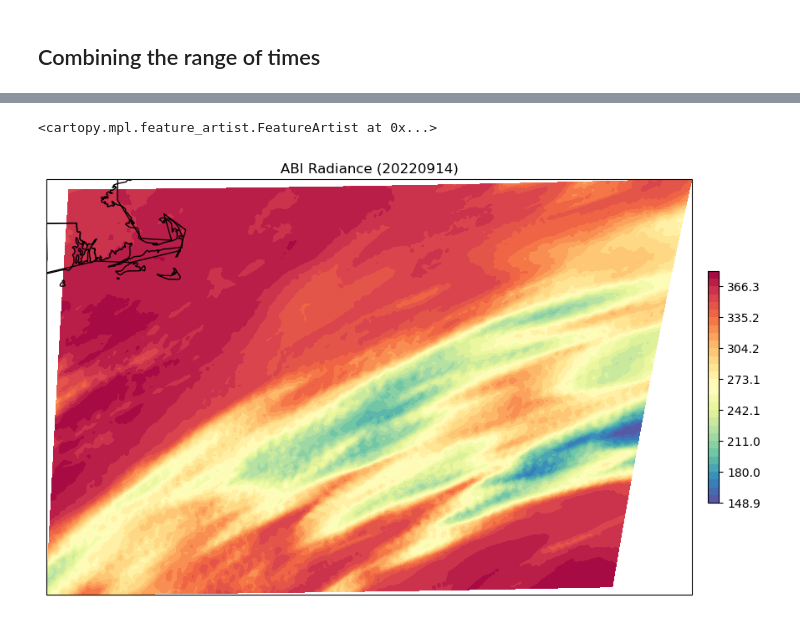
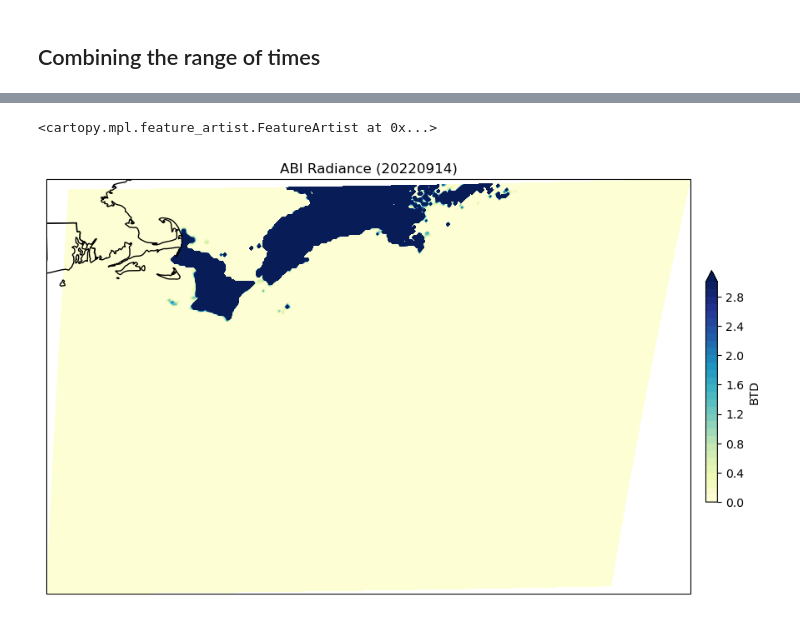
Before and after one commit to jesseturner/FalseLowClouds, a Jupyter notebook: Static_Features/Static_Features_ABI.ipynb, the cells around one changed output, grey strips where cells are left out. Cells and saved outputs as stored; diff of their text form; code cells hidden in the pictures.

```diff
--- a/Static_Features/Static_Features_ABI.ipynb
+++ b/Static_Features/Static_Features_ABI.ipynb
@@ -19,8 +20,11 @@ root = "/home/jturner/false_low_clouds_2023/Static_Features/"+date
 # %% [markdown]
 ## Visualizing a specific time
 # %%
-data_07 = xr.open_dataset(root+'/OR_ABI-L1b-RadF-M6C07_G16_s20222570500207_e20222570509526_c20222570509568.nc')
-data_14 = xr.open_dataset(root+'/OR_ABI-L1b-RadF-M6C14_G16_s20222570500207_e20222570509515_c20222570509597.nc')
+#data_07 = xr.open_dataset(root+'/OR_ABI-L1b-RadF-M6C07_G16_s20222570500207_e20222570509526_c20222570509568.nc')
+data_07 = xr.open_dataset(root+'/OR_ABI-L1b-RadF-M6C07_G16_s20222570750207_e20222570759526_c20222570759567.nc')
+
+#data_14 = xr.open_dataset(root+'/OR_ABI-L1b-RadF-M6C14_G16_s20222570500207_e20222570509515_c20222570509597.nc')
+data_14 = xr.open_dataset(root+'/OR_ABI-L1b-RadF-M6C14_G16_s20222570750207_e20222570759515_c20222570759591.nc')
 # %%
 #--- Filter to the region
 
@@ -49,7 +53,8 @@ def calc_latlon(ds):
     b = -2 * H * np.cos(x) * np.cos(y)
     c = H**2 - r_eq**2
 
-    r_s = (-b - np.sqrt(b**2 - 4*a*c))/(2*a)
+    # Added absolute to remove error
+    r_s = (-b - np.sqrt(np.absolute(b**2 - 4*a*c)))/(2*a)
 
     s_x = r_s * np.cos(x) * np.cos(y)
     s_y = -r_s * np.sin(x)
@@ -177,17 +203,16 @@ BTD = T_14 - T_07
 # %%
 projection=ccrs.PlateCarree()
 fig,ax=plt.subplots(1, figsize=(12,12),subplot_kw={'projection': projection})
-cmap = plt.cm.Spectral_r
-levels = np.linspace(np.amin(BTD), np.amax(BTD), 31)
+cmap = plt.cm.YlGnBu
+#levels = np.linspace(np.amin(BTD), np.amax(BTD), 31)
+levels = np.linspace(0, 3, 31)
 
-c=ax.contourf(subset_07.Rad.lon, subset_07.Rad.lat, BTD, cmap=cmap, levels=levels)
+c=ax.contourf(subset_07.Rad.lon, subset_07.Rad.lat, BTD_prod, cmap=cmap, levels=levels, extend='max')
 clb=plt.colorbar(c, shrink=0.3, pad=0.02, ax=ax)
 ax.set_title('ABI Radiance ('+date+')')
-clb.set_label('')
+clb.set_label('BTD')
 
-ax.coastlines(resolution='110m')
-ax.add_feature(cfeature.BORDERS)
 ax.add_feature(cfeature.STATES)
 # %% [output]
 <cartopy.mpl.feature_artist.FeatureArtist at 0x...>
-[figure, old version]
+[figure, new version]
```
Also changed, not shown: parts of 4 cells of this notebook.
